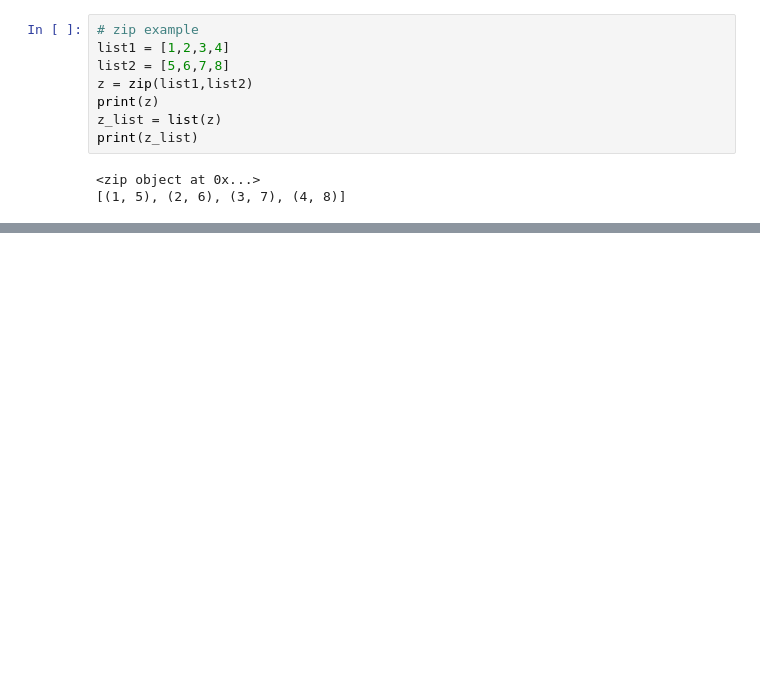
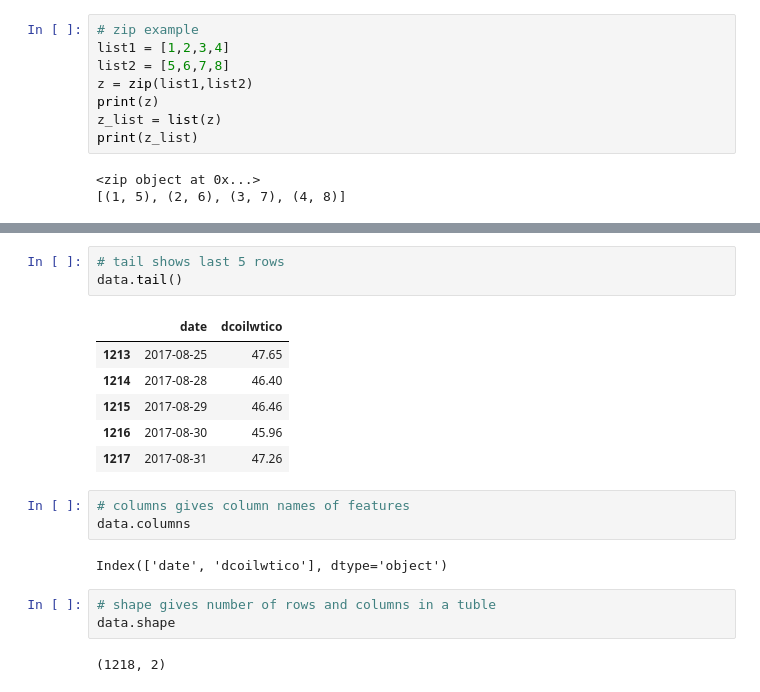
Before and after one commit to zuzanadostalova/Store_sales, a Jupyter notebook: Store_sales.ipynb, the cells around one changed output, grey strips where cells are left out. Cells and saved outputs as stored; diff of their text form; blank space fills up the shorter version.

```diff
--- a/Store_sales.ipynb
+++ b/Store_sales.ipynb
@@ -446,0 +536,20 @@ print(z_list)
+# %%
+# tail shows last 5 rows
+data.tail()
+# %% [output]
+|  | date | dcoilwtico |
+| 1213 | 2017-08-25 | 47.65 |
+| 1214 | 2017-08-28 | 46.40 |
+| 1215 | 2017-08-29 | 46.46 |
+| 1216 | 2017-08-30 | 45.96 |
+| 1217 | 2017-08-31 | 47.26 |
+# %%
+# columns gives column names of features
+data.columns
+# %% [output]
+Index(['date', 'dcoilwtico'], dtype='object')
+# %%
+# shape gives number of rows and columns in a tuble
+data.shape
+# %% [output]
+(1218, 2)
```
Also changed, not shown: parts of 8 cells of this notebook.
